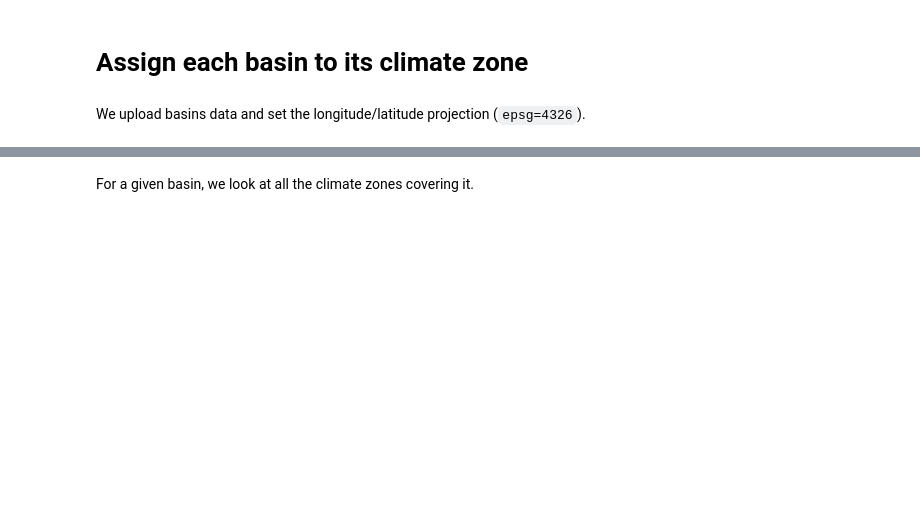
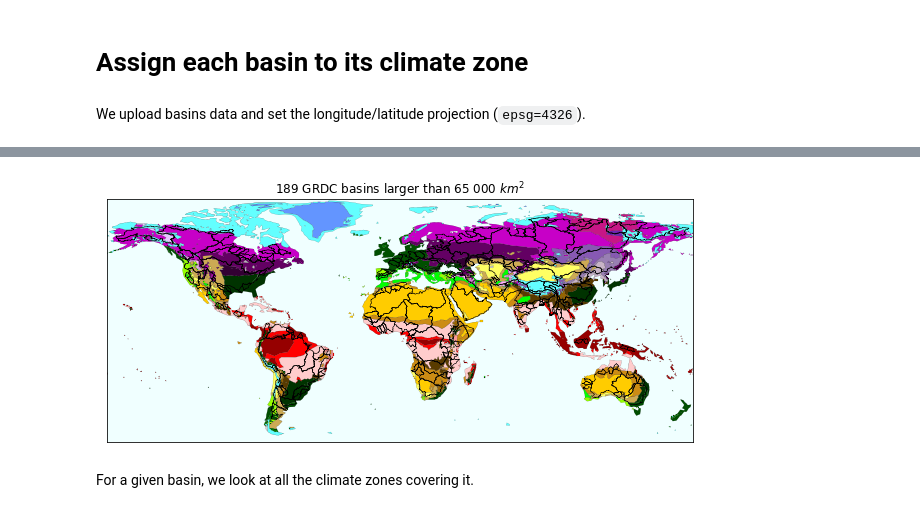
Before and after one commit to lehmannfa/water_storage_changes, a Jupyter notebook: processing/Koppen-Geiger climate zones.ipynb, the cells around one changed output, grey strips where cells are left out. Cells and saved outputs as stored; diff of their text form; code cells hidden in the pictures; blank space fills up the shorter version.

```diff
--- a/processing/Koppen-Geiger climate zones.ipynb
+++ b/processing/Koppen-Geiger climate zones.ipynb
@@ -140,3 +88,22 @@ basins
+# %%
+fig, ax = plt.subplots(figsize=(9.7,4))
+ax.set_aspect('equal')
+world.plot(ax=ax,color='lightgrey',edgecolor='black',linewidth=0.1)
+for label in np.unique(koppen_zones['LABEL']):
+    color=climate_color_dict[label]
+    koppen_zones.loc[koppen_zones['LABEL']==label].plot(ax=ax,edgecolor='black',linewidth=0.1,
+                                                  facecolor=color)
+basins.boundary.plot(ax=ax,color='black',linewidth=0.5)
+ax.set_facecolor("azure")
+ax.set_xticks([])
+ax.set_yticks([])
+ax.set_xlim([-170,180])
+ax.set_ylim([-60,85])
+ax.set_title('{} GRDC basins larger than 65 000 $km^2$'.format(basins.shape[0]))
+plt.tight_layout()
+plt.show()
+# %% [output]
+[figure, added]
 # %% [markdown]
 For a given basin, we look at all the climate zones covering it.
 # %%
```
Also changed, not shown: parts of 21 cells of this notebook, 1 other file.
